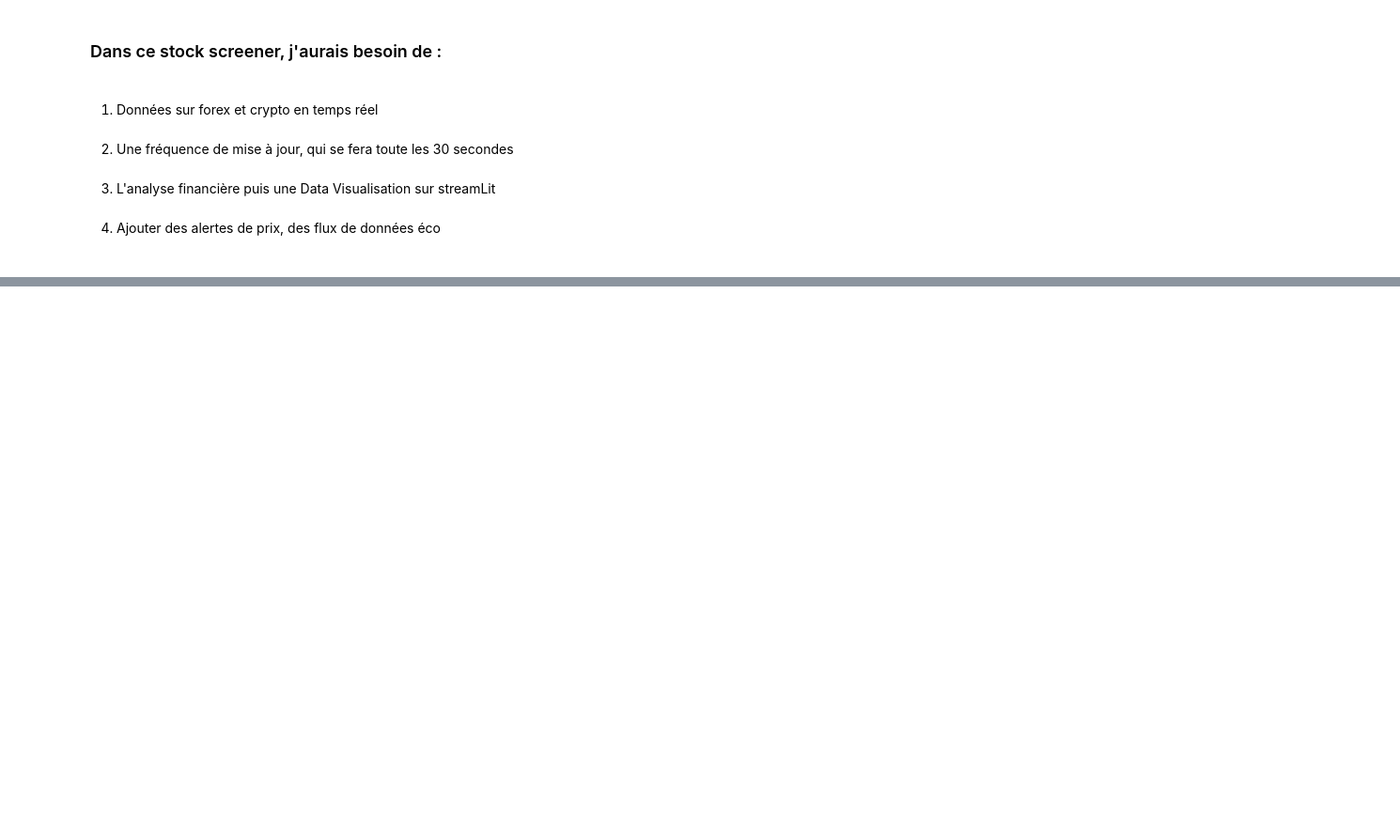
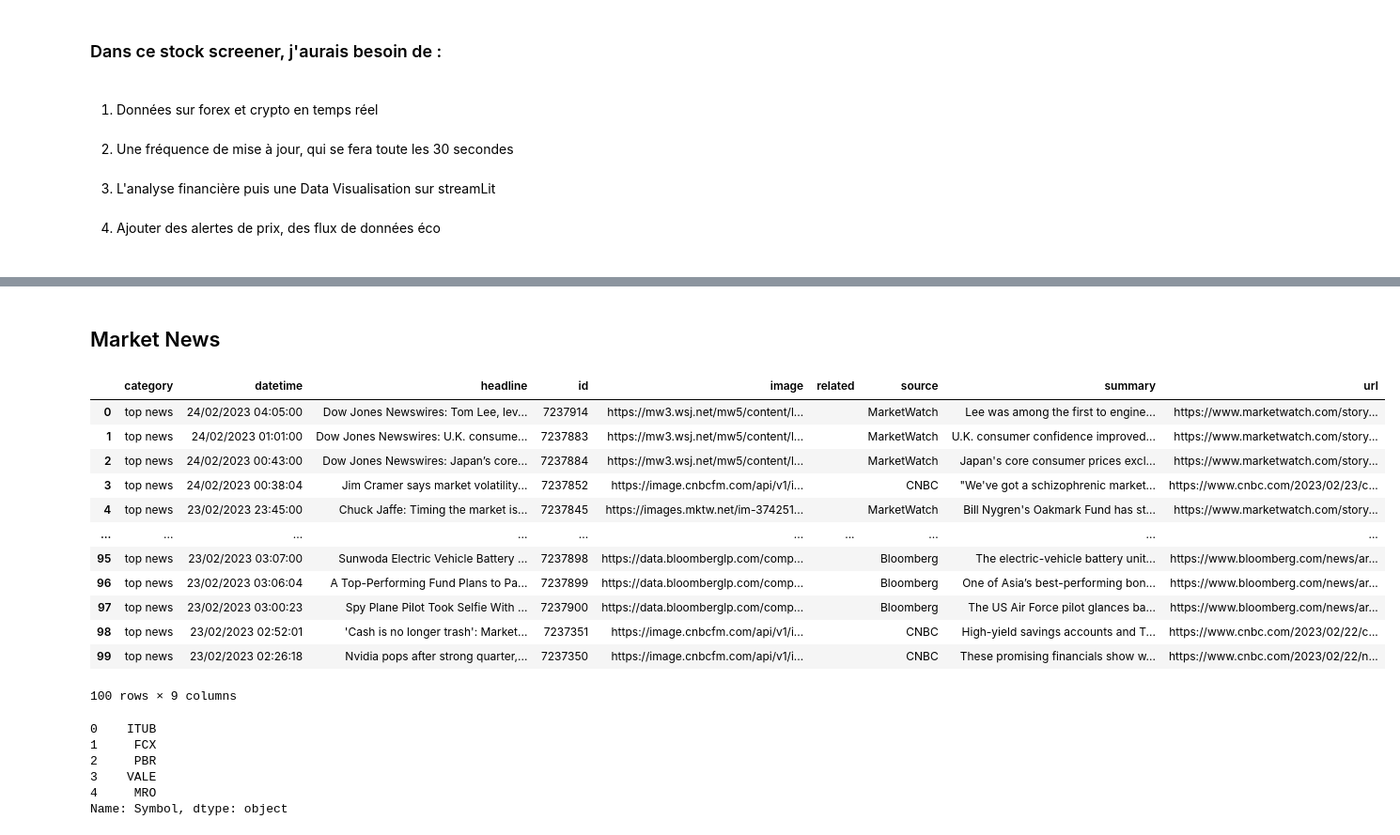
Before and after one commit to xxbadgame/Stock-Screener, a Jupyter notebook: StockLabs.ipynb, the cells around one changed output, grey strips where cells are left out. Shown: that part at 94% size. Saved outputs shown, nothing was run; the diff lists cells and outputs as text; code cells hidden in the pictures; blank space fills up the shorter version.

```diff
--- a/StockLabs.ipynb
+++ b/StockLabs.ipynb
@@ -151,0 +167,42 @@ Thursday, February 23, 2023
+# %% [markdown]
+## Market News
+# %%
+import finnhub
+import datetime
+
+finnhub_client = finnhub.Client(api_key="cfrnl81r01qr5t5shjh0cfrnl81r01qr5t5shjhg")
+
+general_news = pd.DataFrame(finnhub_client.general_news('general', min_id=0))
+
+def ChangeTime(unix_timestamp):
+    date = datetime.datetime.fromtimestamp(unix_timestamp)
+    return date.strftime('%d/%m/%Y %H:%M:%S')
+
+general_news["datetime"]
+
+general_news["datetime"] = general_news["datetime"].apply(ChangeTime)
+general_news
+# %% [output]
+|  | category | datetime | headline | id | image | related | source | summary | url |
+| 0 | top news | 24/02/2023 04:05:00 | Dow Jones Newswires: Tom Lee, lev... | 7237914 | https://mw3.wsj.net/mw5/content/l... |  | MarketWatch | Lee was among the first to engine... | https://www.marketwatch.com/story... |
+| 1 | top news | 24/02/2023 01:01:00 | Dow Jones Newswires: U.K. consume... | 7237883 | https://mw3.wsj.net/mw5/content/l... |  | MarketWatch | U.K. consumer confidence improved... | https://www.marketwatch.com/story... |
+| 2 | top news | 24/02/2023 00:43:00 | Dow Jones Newswires: Japan’s core... | 7237884 | https://mw3.wsj.net/mw5/content/l... |  | MarketWatch | Japan's core consumer prices excl... | https://www.marketwatch.com/story... |
+| 3 | top news | 24/02/2023 00:38:04 | Jim Cramer says market volatility... | 7237852 | https://image.cnbcfm.com/api/v1/i... |  | CNBC | "We've got a schizophrenic market... | https://www.cnbc.com/2023/02/23/c... |
+| 4 | top news | 23/02/2023 23:45:00 | Chuck Jaffe: Timing the market is... | 7237845 | https://images.mktw.net/im-374251... |  | MarketWatch | Bill Nygren's Oakmark Fund has st... | https://www.marketwatch.com/story... |
+| ... | ... | ... | ... | ... | ... | ... | ... | ... | ... |
+| 95 | top news | 23/02/2023 03:07:00 | Sunwoda Electric Vehicle Battery ... | 7237898 | https://data.bloomberglp.com/comp... |  | Bloomberg | The electric-vehicle battery unit... | https://www.bloomberg.com/news/ar... |
+| 96 | top news | 23/02/2023 03:06:04 | A Top-Performing Fund Plans to Pa... | 7237899 | https://data.bloomberglp.com/comp... |  | Bloomberg | One of Asia’s best-performing bon... | https://www.bloomberg.com/news/ar... |
+| 97 | top news | 23/02/2023 03:00:23 | Spy Plane Pilot Took Selfie With ... | 7237900 | https://data.bloomberglp.com/comp... |  | Bloomberg | The US Air Force pilot glances ba... | https://www.bloomberg.com/news/ar... |
+| 98 | top news | 23/02/2023 02:52:01 | 'Cash is no longer trash': Market... | 7237351 | https://image.cnbcfm.com/api/v1/i... |  | CNBC | High-yield savings accounts and T... | https://www.cnbc.com/2023/02/22/c... |
+| 99 | top news | 23/02/2023 02:26:18 | Nvidia pops after strong quarter,... | 7237350 | https://image.cnbcfm.com/api/v1/i... |  | CNBC | These promising financials show w... | https://www.cnbc.com/2023/02/22/n... |
+100 rows × 9 columns
+# %%
+top5UnderRateStocks = si.get_undervalued_large_caps().head()["Symbol"]
+top5UnderRateStocks
+# %% [output]
+0    ITUB
+1     FCX
+2     PBR
+3    VALE
+4     MRO
+Name: Symbol, dtype: object
```
Also changed, not shown: parts of 5 cells of this notebook, 2 other files.
